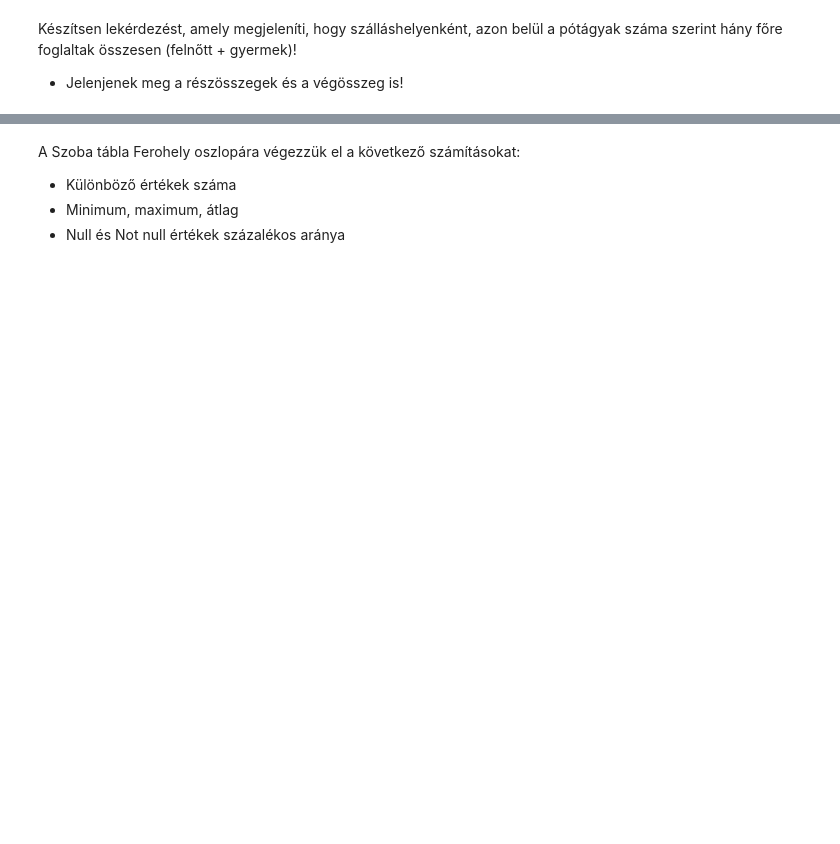
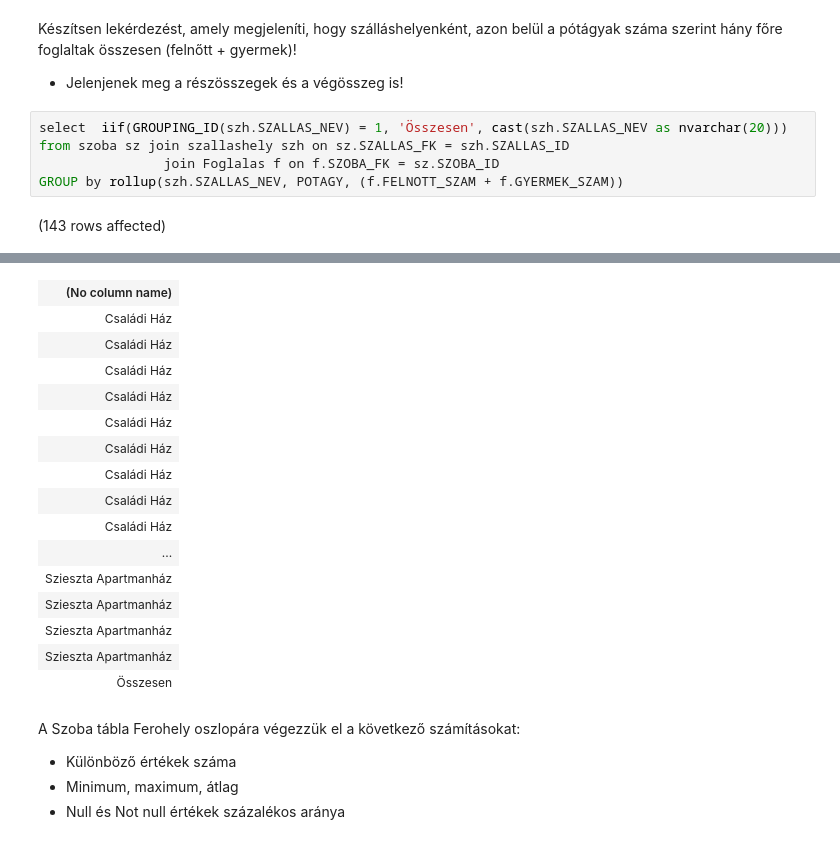
Before and after one commit to AjarBeko/ZH4, a Jupyter notebook: Notebook-1.ipynb, the cells around one changed output, grey strips where cells are left out. Drawn from its saved outputs; the diff is of its cells as text; blank space fills up the shorter version.

```diff
--- a/Notebook-1.ipynb
+++ b/Notebook-1.ipynb
@@ -39,3 +89,10 @@ Jelenítsük meg, hogy az egyes szálláshelyek szobáit esetén a legutolsó 5
 Készítsen lekérdezést, amely megjeleníti, hogy szálláshelyenként, azon belül a pótágyak száma szerint hány főre foglaltak összesen (felnőtt + gyermek)!
 
 - Jelenjenek meg a részösszegek és a végösszeg is!
+# %%
+select  iif(GROUPING_ID(szh.SZALLAS_NEV) = 1, 'Összesen', cast(szh.SZALLAS_NEV as nvarchar(20)))
+from szoba sz join szallashely szh on sz.SZALLAS_FK = szh.SZALLAS_ID
+                join Foglalas f on f.SZOBA_FK = sz.SZOBA_ID
+GROUP by rollup(szh.SZALLAS_NEV, POTAGY, (f.FELNOTT_SZAM + f.GYERMEK_SZAM))
+# %% [output]
+(143 rows affected)
@@ -42,3 +100,19 @@ Készítsen lekérdezést, amely megjeleníti, hogy szálláshelyenként, azon b
+| (No column name) |
+| Családi Ház |
+| Családi Ház |
+| Családi Ház |
+| Családi Ház |
+| Családi Ház |
+| Családi Ház |
+| Családi Ház |
+| Családi Ház |
+| Családi Ház |
+| ... |
+| Szieszta Apartmanház |
+| Szieszta Apartmanház |
+| Szieszta Apartmanház |
+| Szieszta Apartmanház |
+| Összesen |
 # %% [markdown]
 A Szoba tábla Ferohely oszlopára végezzük el a következő számításokat:
 
```
Also changed, not shown: parts of 11 cells of this notebook.
